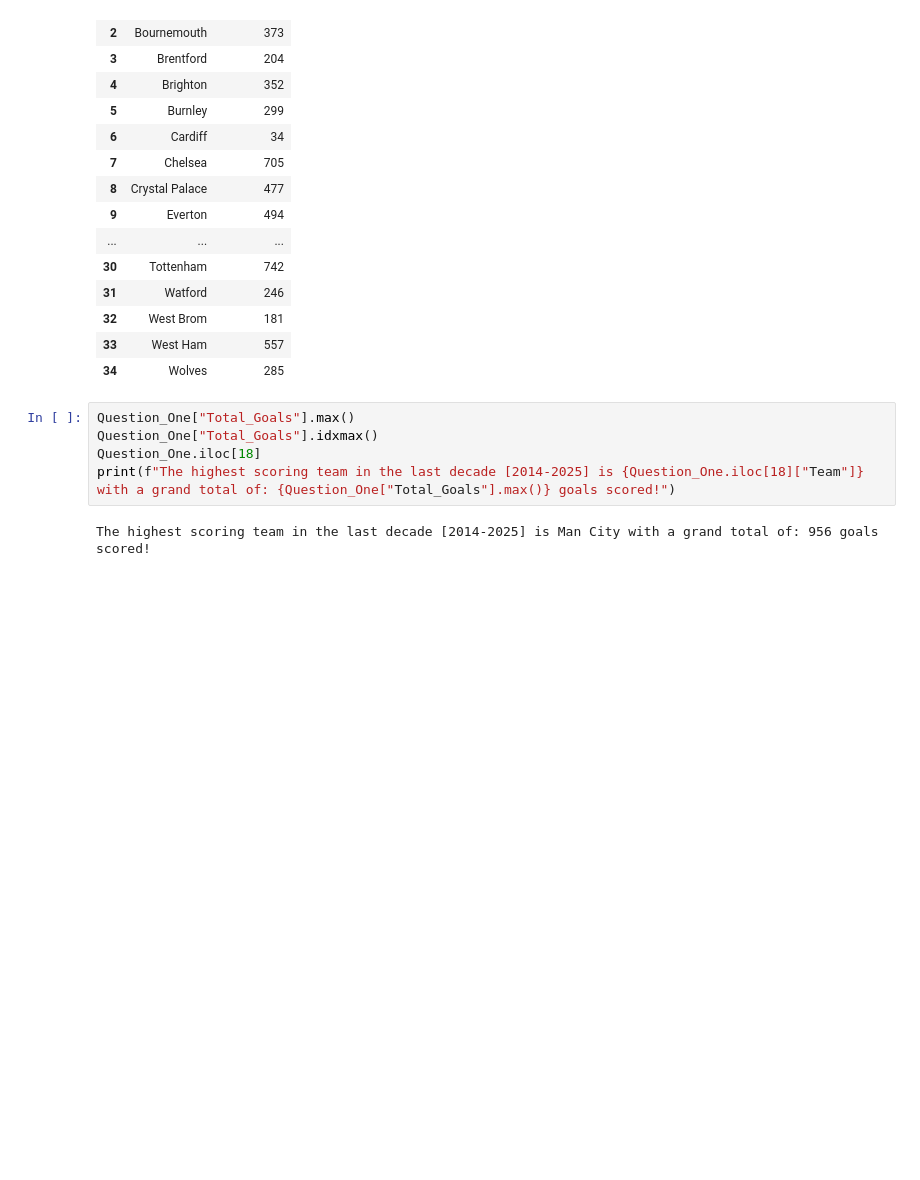
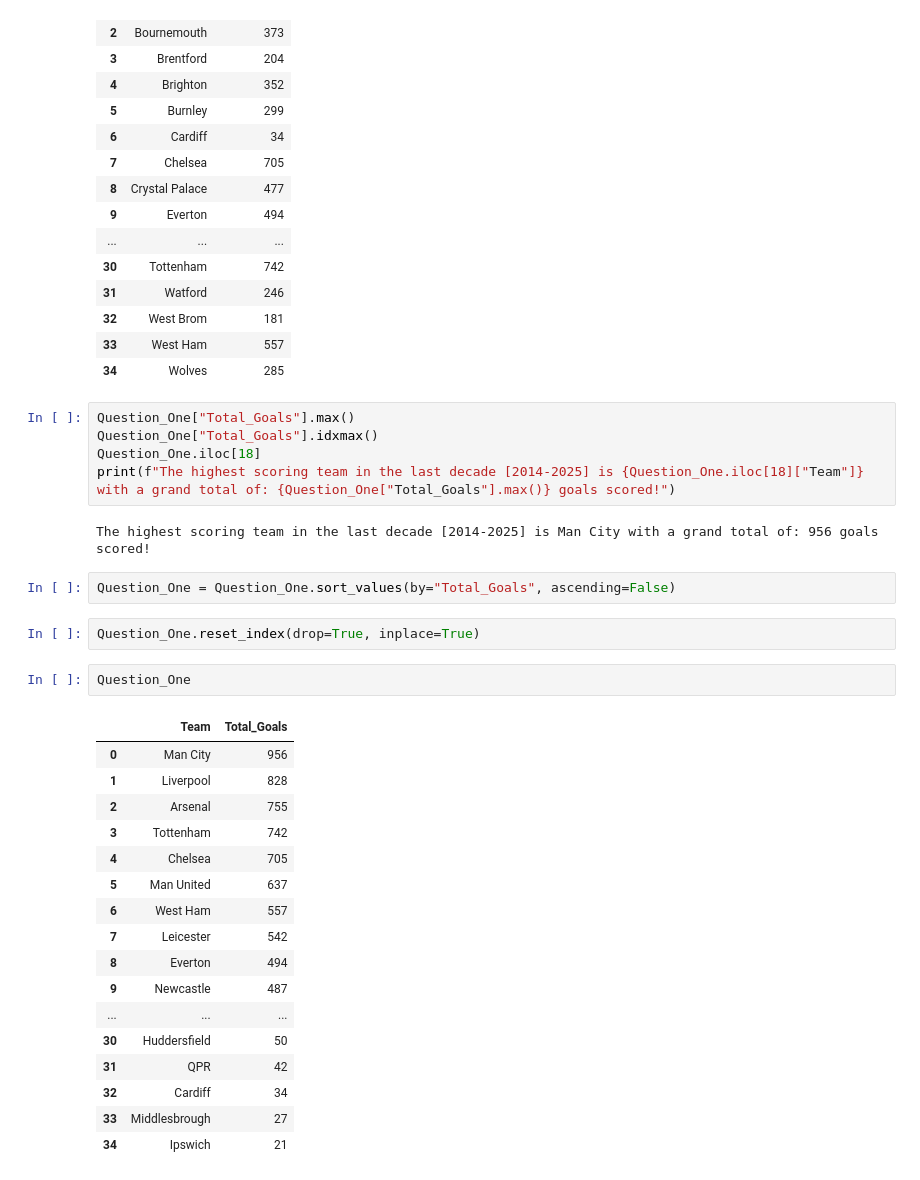
Before and after one commit to SmithNJ13/data_analysis, a Jupyter notebook: analysis.ipynb, the cells around one changed output. Drawn from its saved outputs; the diff is of its cells as text; blank space fills up the shorter version.

```diff
--- a/analysis.ipynb
+++ b/analysis.ipynb
@@ -407,3 +409,27 @@ Question_One.iloc[18]
 print(f"The highest scoring team in the last decade [2014-2025] is {Question_One.iloc[18]["Team"]} with a grand total of: {Question_One["Total_Goals"].max()} goals scored!")
 # %% [output]
 The highest scoring team in the last decade [2014-2025] is Man City with a grand total of: 956 goals scored!
+# %%
+Question_One = Question_One.sort_values(by="Total_Goals", ascending=False)
+# %%
+Question_One.reset_index(drop=True, inplace=True)
+# %%
+Question_One
+# %% [output]
+|  | Team | Total_Goals |
+| 0 | Man City | 956 |
+| 1 | Liverpool | 828 |
+| 2 | Arsenal | 755 |
+| 3 | Tottenham | 742 |
+| 4 | Chelsea | 705 |
+| 5 | Man United | 637 |
+| 6 | West Ham | 557 |
+| 7 | Leicester | 542 |
+| 8 | Everton | 494 |
+| 9 | Newcastle | 487 |
+| ... | ... | ... |
+| 30 | Huddersfield | 50 |
+| 31 | QPR | 42 |
+| 32 | Cardiff | 34 |
+| 33 | Middlesbrough | 27 |
+| 34 | Ipswich | 21 |
```
Also changed, not shown: parts of 2 cells of this notebook, 1 other file.
